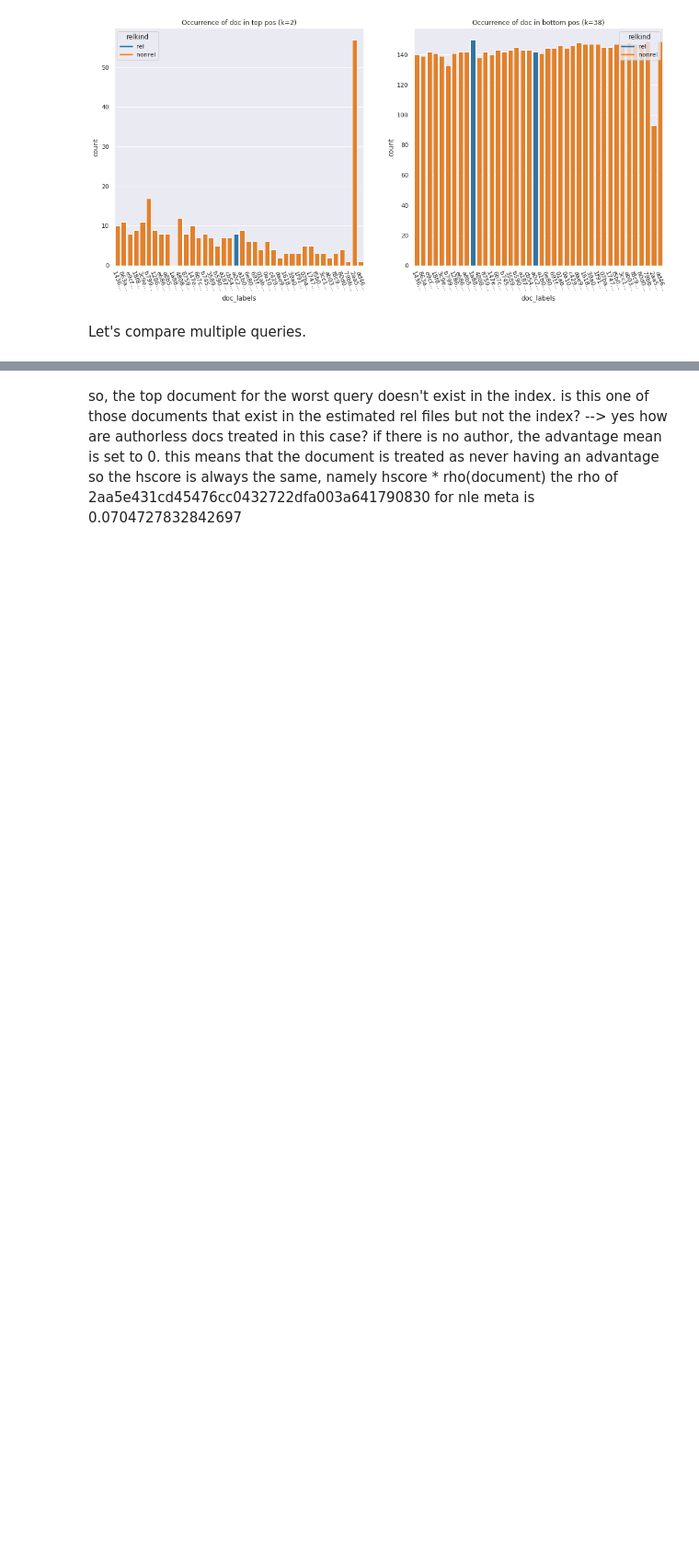
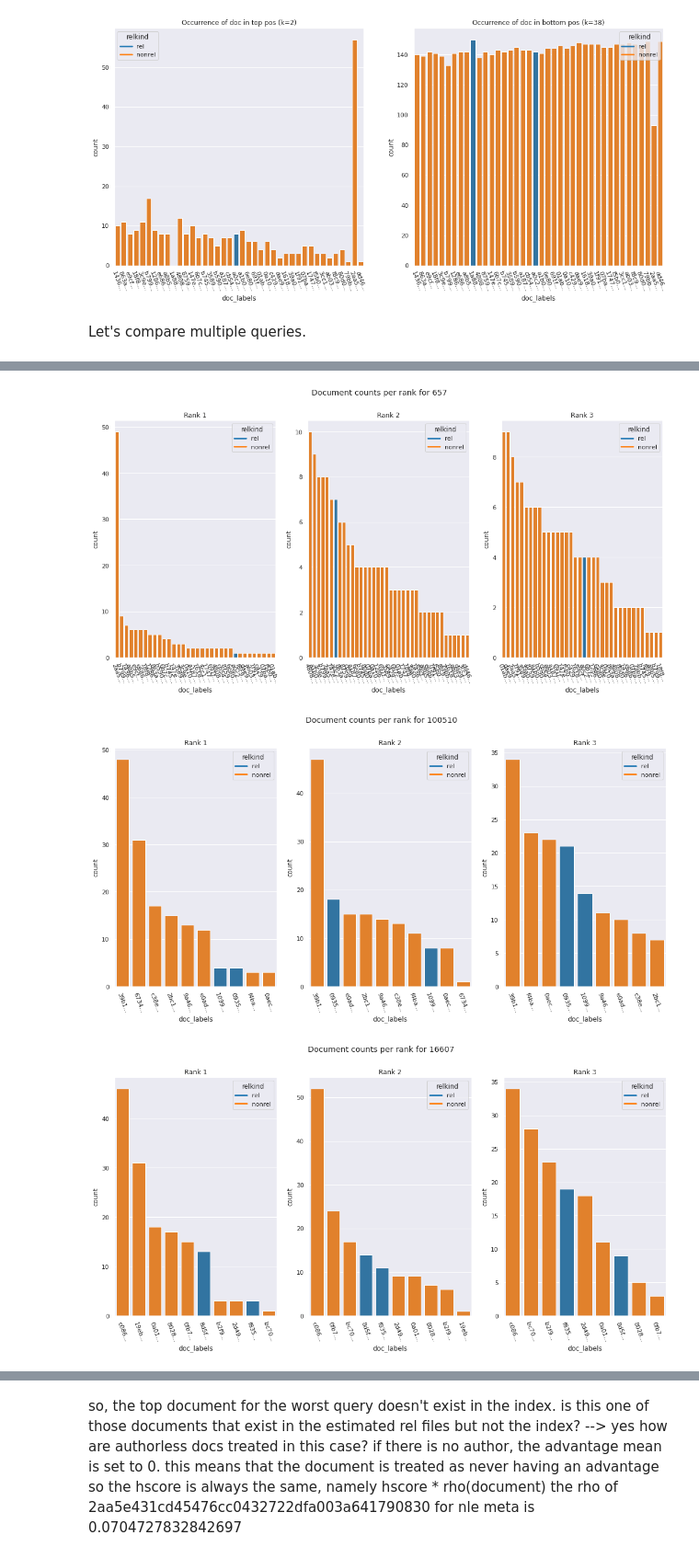
Before and after one commit to pilmus/thesis, a Jupyter notebook: app/notebooks/visualize_ranking_distributions.ipynb, the cells around one changed output, grey strips where cells are left out. Shown at 92% size. Drawn from its saved outputs; the diff is of its cells as text; code cells hidden in the pictures; blank space fills up the shorter version.

```diff
--- a/app/notebooks/visualize_ranking_distributions.ipynb
+++ b/app/notebooks/visualize_ranking_distributions.ipynb
@@ -382,3 +414,13 @@ plot_rel_nonrel_per_rank_per_relkind_for_qid(12885,rdf,reldf)
 [figure]
 [figure]
 [figure]
+# %%
+plot_doc_occurrence_per_rank_for_qid(657,rdf,reldf,k=3)
+plot_doc_occurrence_per_rank_for_qid(100510,rdf,reldf,k=3)
+plot_doc_occurrence_per_rank_for_qid(16607,rdf,reldf,k=3)
+plot_doc_occurrence_per_rank_for_qid(89881,rdf,reldf,k=3)
+plot_doc_occurrence_per_rank_for_qid(12885,rdf,reldf,k=3)
+# %% [output]
+[figure, added]
+[figure, added]
+[figure, added]
```
Also changed, not shown: parts of 17 cells of this notebook.
